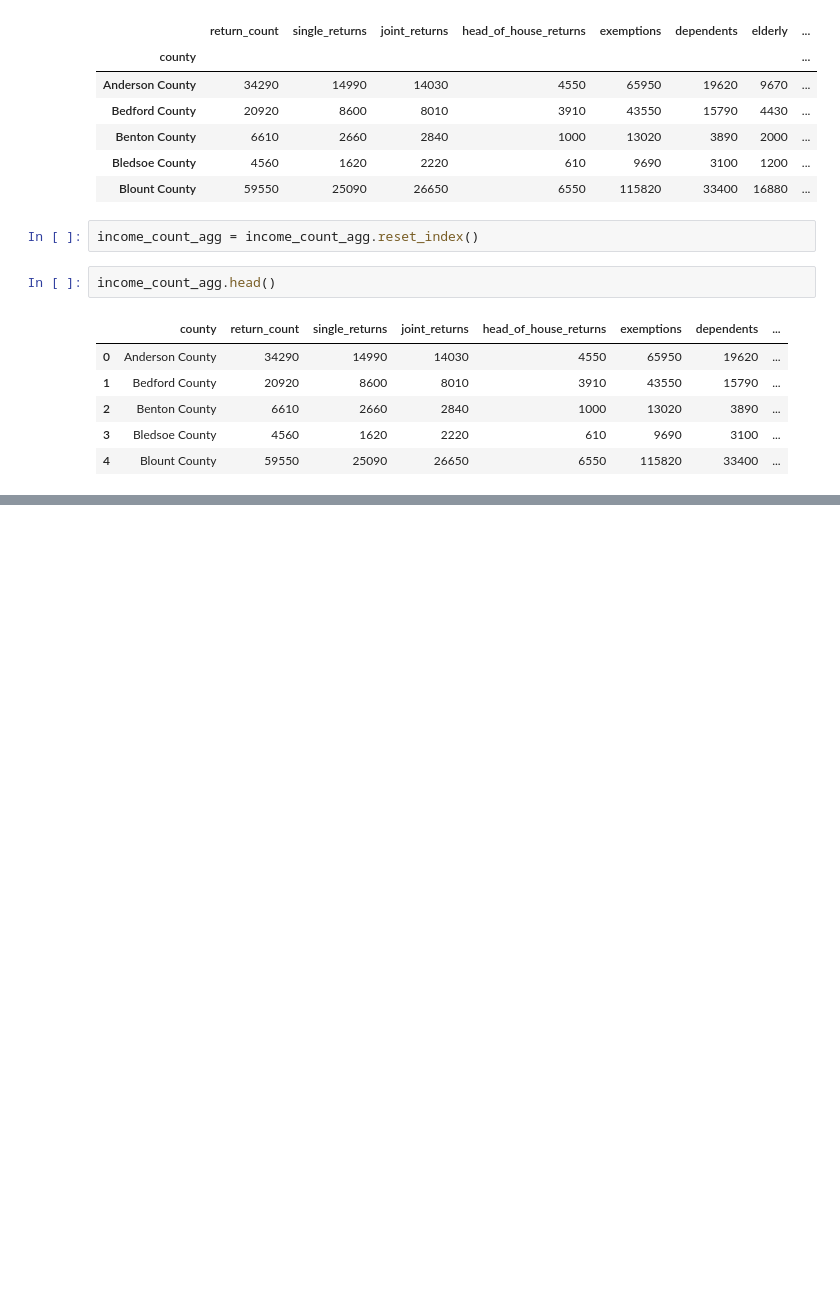
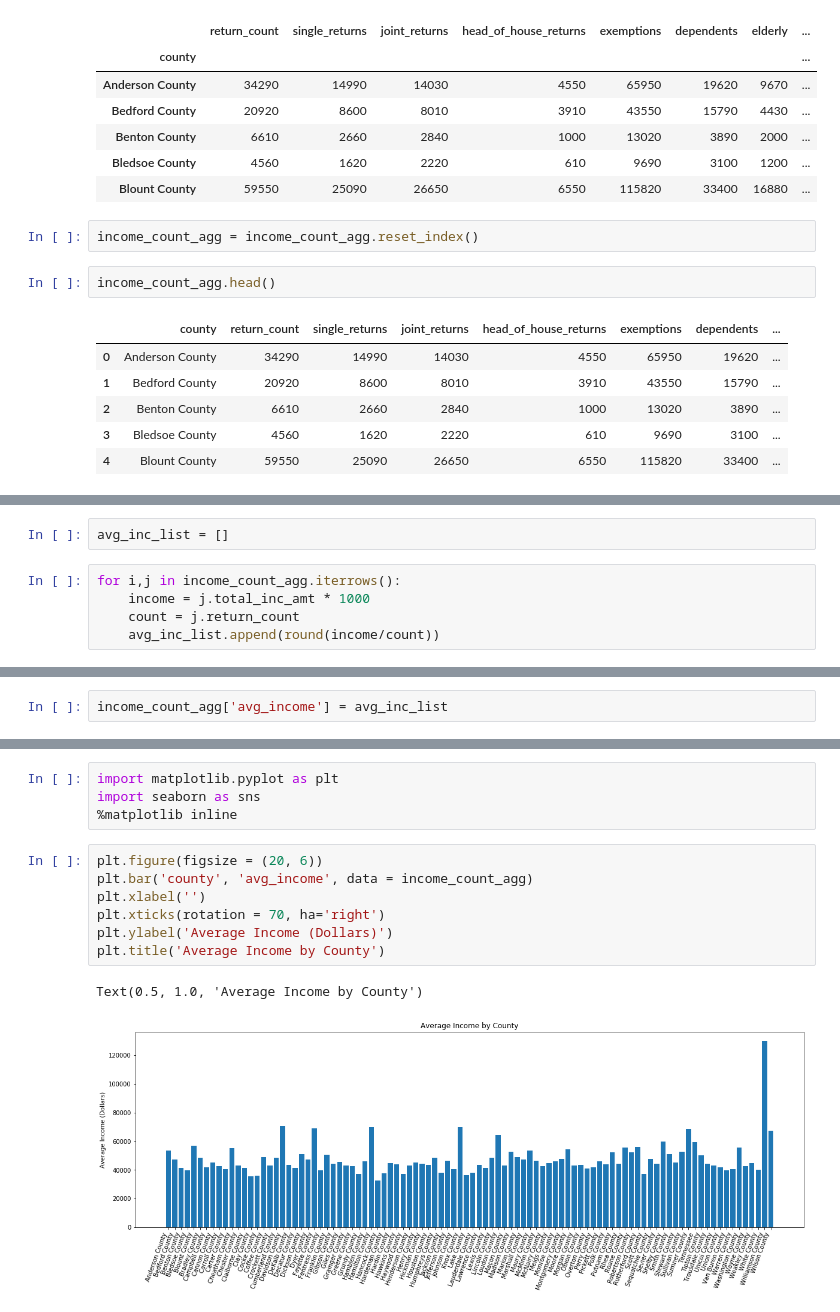
Before and after one commit to staylor08/vanderbilt-data-essentials-cohort-2, a Jupyter notebook: Week_1_ST.ipynb, the cells around one changed output, grey strips where cells are left out. Saved outputs shown, nothing was run; the diff lists cells and outputs as text; blank space fills up the shorter version.

```diff
--- a/Week_1_ST.ipynb
+++ b/Week_1_ST.ipynb
@@ -321,0 +329,7 @@ income_count_agg.head()
+# %%
+avg_inc_list = []
+# %%
+for i,j in income_count_agg.iterrows():
+    income = j.total_inc_amt * 1000
+    count = j.return_count
+    avg_inc_list.append(round(income/count))
@@ -321,0 +340,2 @@ income_count_agg.head()
+# %%
+income_count_agg['avg_income'] = avg_inc_list
@@ -321,0 +413,14 @@ income_count_agg.head()
+# %%
+import matplotlib.pyplot as plt
+import seaborn as sns
+%matplotlib inline
+# %%
+plt.figure(figsize = (20, 6))
+plt.bar('county', 'avg_income', data = income_count_agg)
+plt.xlabel('')
+plt.xticks(rotation = 70, ha='right')
+plt.ylabel('Average Income (Dollars)')
+plt.title('Average Income by County')
+# %% [output]
+Text(0.5, 1.0, 'Average Income by County')
+[figure, added]
```
Also changed, not shown: parts of 20 cells of this notebook.
